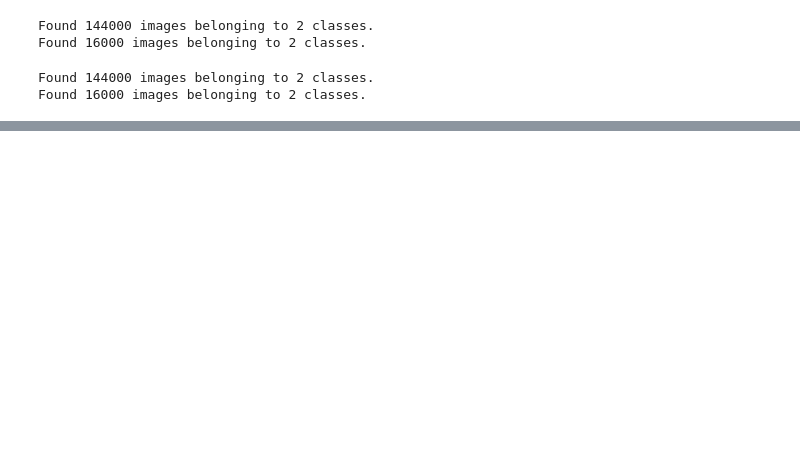
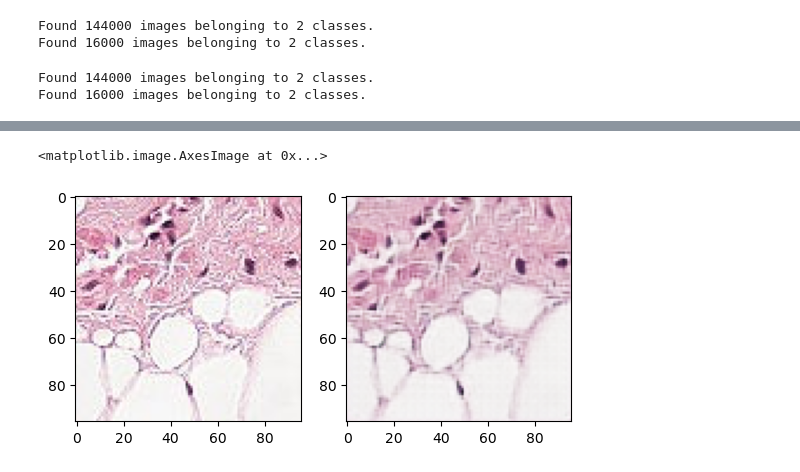
Before and after one commit to Undefined1234/8p361-project-imaging_gr2, a Jupyter notebook: code/main_project.ipynb, the cells around one changed output, grey strips where cells are left out. Drawn from its saved outputs; the diff is of its cells as text; code cells hidden in the pictures; blank space fills up the shorter version.

```diff
--- a/code/main_project.ipynb
+++ b/code/main_project.ipynb
@@ -57,32 +57,3 @@ train_gen, val_gen = get_pcam_generators('../')
 # %% [output]
 Found 144000 images belonging to 2 classes.
 Found 16000 images belonging to 2 classes.
-# %%
-model = Sequential()
-
-def autoencoder(layers = 1):
-    for i in range(layers):
-        model.add(Conv2D(64, (3,3), activation='relu', padding='same', input_shape=(96,96,3)))
-        model.add(MaxPool2D((2,2), padding='same'))
-
-        model.add(Conv2D(32, (3,3), activation='relu', padding='same'))
-        model.add(MaxPool2D((2,2), padding='same'))
-
-        model.add(Conv2D(32, (3,3), activation='relu', padding='same'))
-        model.add(MaxPool2D((2,2), padding='same'))
-
-        model.add(Conv2D(32, (3,3), activation='relu', padding='same'))
-        model.add(UpSampling2D((2,2)))
-
-        model.add(Conv2D(32, (3,3), activation='relu', padding='same'))
-        model.add(UpSampling2D((2,2)))
-
-        model.add(Conv2D(64, (3,3), activation='relu', padding='same'))
-        model.add(UpSampling2D((2,2)))
-
-
-def get_model():
-    autoencoder()
-    model.compile(optimizer='adam', loss='binary_crossentropy')
-
-get_model()
@@ -113,7 +137,7 @@ model_name = 'my_first_cnn_model'
 model_filepath = model_name + '.json'
 weights_filepath = model_name + '_weights.hdf5'
 
-model_json = model.to_json() # serialize model to JSON
+model_json = model1.to_json() # serialize model to JSON
 with open(model_filepath, 'w') as json_file:
     json_file.write(model_json)
 
@@ -128,10 +152,10 @@ callbacks_list = [checkpoint, tensorboard]
 train_steps = train_gen.n//train_gen.batch_size
 val_steps = val_gen.n//val_gen.batch_size
 
-history = model.fit(train_gen, steps_per_epoch=train_steps,
+history = model1.fit(train_gen, steps_per_epoch=train_steps,
                     validation_data=val_gen,
                     validation_steps=val_steps,
-                    epochs=3,
+                    epochs=1,
                     shuffle=True,
                     callbacks=callbacks_list)
 # %% [output]
@@ -142,0 +164,10 @@ Detected at node 'binary_crossentropy/mul' defined at (most recent call last):
+# %%
+path = "../train+val/valid/0"
+names = os.listdir(path)
+#true_test = plt.imread(path + "/" + names[6])
+predict_test =  model1.predict(train_gen[1][1])
+image = 1
+fig, ax = plt.subplots(1,2)
+ax[0].imshow(train_gen[1][1][image])
+ax[1].imshow(predict_test[image])
+# %% [output]
@@ -142,0 +175,2 @@ Detected at node 'binary_crossentropy/mul' defined at (most recent call last):
+<matplotlib.image.AxesImage at 0x...>
+[figure, added]
```
Also changed, not shown: parts of 4 cells of this notebook, 9 other files.
